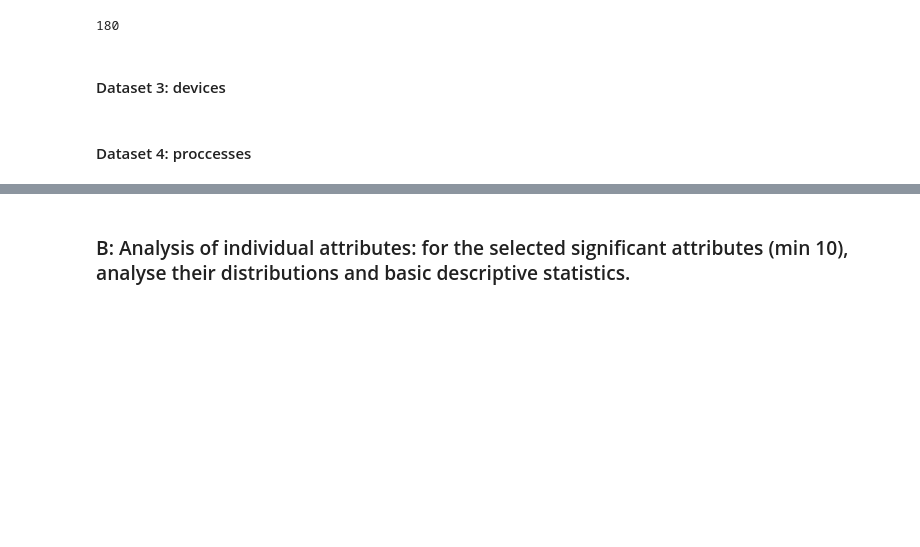
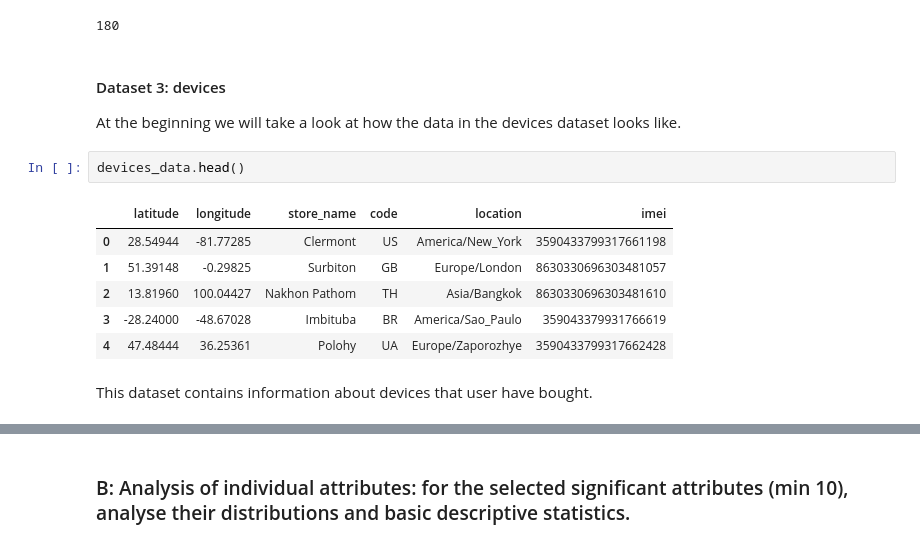
Before and after one commit to myrres0/IAU-2024, a Jupyter notebook: phase-1.ipynb, the cells around one changed output, grey strips where cells are left out. Drawn from its saved outputs; the diff is of its cells as text; blank space fills up the shorter version.

```diff
--- a/phase-1.ipynb
+++ b/phase-1.ipynb
@@ -249,5 +247,16 @@ connections_data.shape[0] - connections_data.drop_duplicates().shape[0]
 180
 # %% [markdown]
 #### Dataset 3: devices
+
+At the beginning we will take a look at how the data in the devices dataset looks like.
-# %% [markdown]
-#### Dataset 4: proccesses
+# %%
+devices_data.head()
+# %% [output]
+|  | latitude | longitude | store_name | code | location | imei |
+| 0 | 28.54944 | -81.77285 | Clermont | US | America/New_York | 3590433799317661198 |
+| 1 | 51.39148 | -0.29825 | Surbiton | GB | Europe/London | 8630330696303481057 |
+| 2 | 13.81960 | 100.04427 | Nakhon Pathom | TH | Asia/Bangkok | 8630330696303481610 |
+| 3 | -28.24000 | -48.67028 | Imbituba | BR | America/Sao_Paulo | 359043379931766619 |
+| 4 | 47.48444 | 36.25361 | Polohy | UA | Europe/Zaporozhye | 3590433799317662428 |
+# %% [markdown]
+This dataset contains information about devices that user have bought.
```
Also changed, not shown: parts of 39 cells of this notebook.
